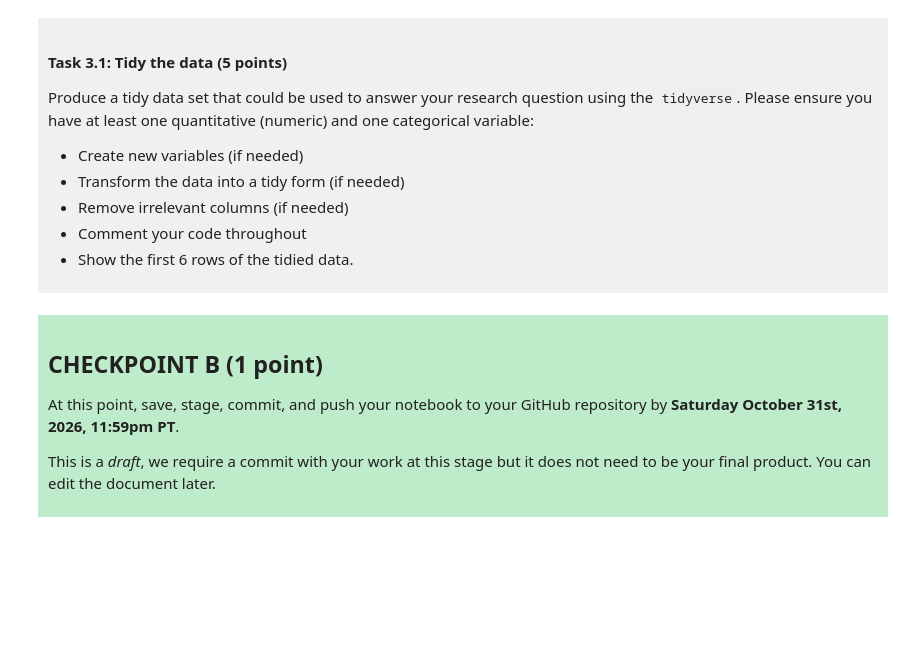
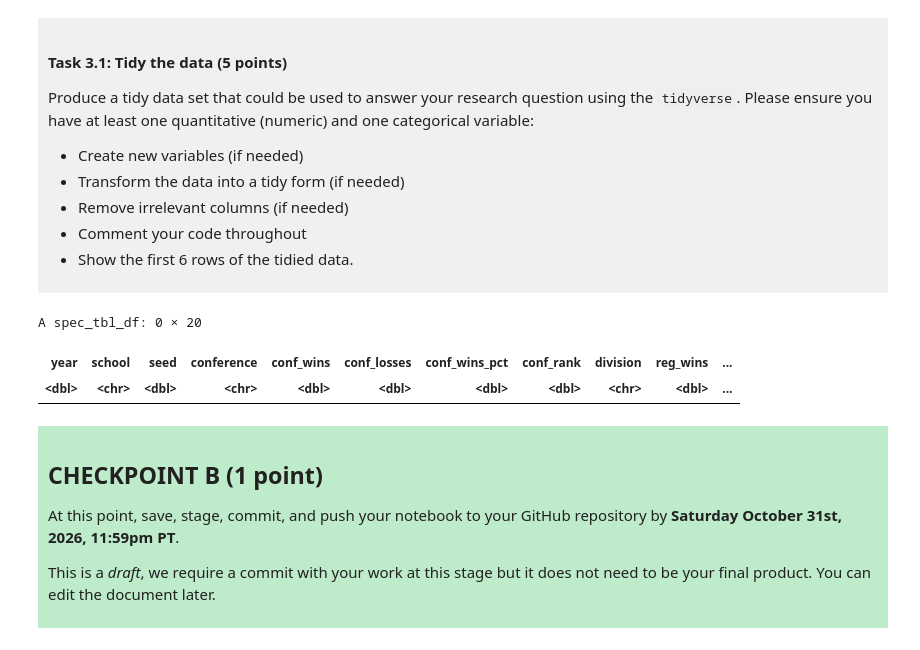
Before and after one commit to Avin-mo/dsci-100-project-avin-motie, a Jupyter notebook: dsci-100-project-notebook.ipynb, the cells around one changed output. Cells and saved outputs as stored; diff of their text form; code cells hidden in the pictures; blank space fills up the shorter version.

```diff
--- a/dsci-100-project-notebook.ipynb
+++ b/dsci-100-project-notebook.ipynb
@@ -190,6 +222,22 @@ Produce a tidy data set that could be used to answer your research question usin
 </div>
 # %%
 ### EDIT THIS CODE CELL ###
+# We need:
+# - reg_wins_pct
+# - first_game_at_home
+# - school
+# - tourney_wins
+# - tourney_losses
+# - tourney_finish
+
+# - get a new column -> first_game: won the first game
+
+clean_full_data <- filter(full_data, tourney_finish == ~"first_round_loss")
+clean_full_data
+# %% [output]
+A spec_tbl_df: 0 × 20
+| year | school | seed | conference | conf_wins | conf_losses | conf_wins_pct | conf_rank | division | reg_wins | ... |
+| <dbl> | <chr> | <dbl> | <chr> | <dbl> | <dbl> | <dbl> | <dbl> | <chr> | <dbl> | ... |
 # %% [markdown]
 <div style="background-color: #beebca; padding: 10px;">
 
```
Also changed, not shown: parts of 3 cells of this notebook.
